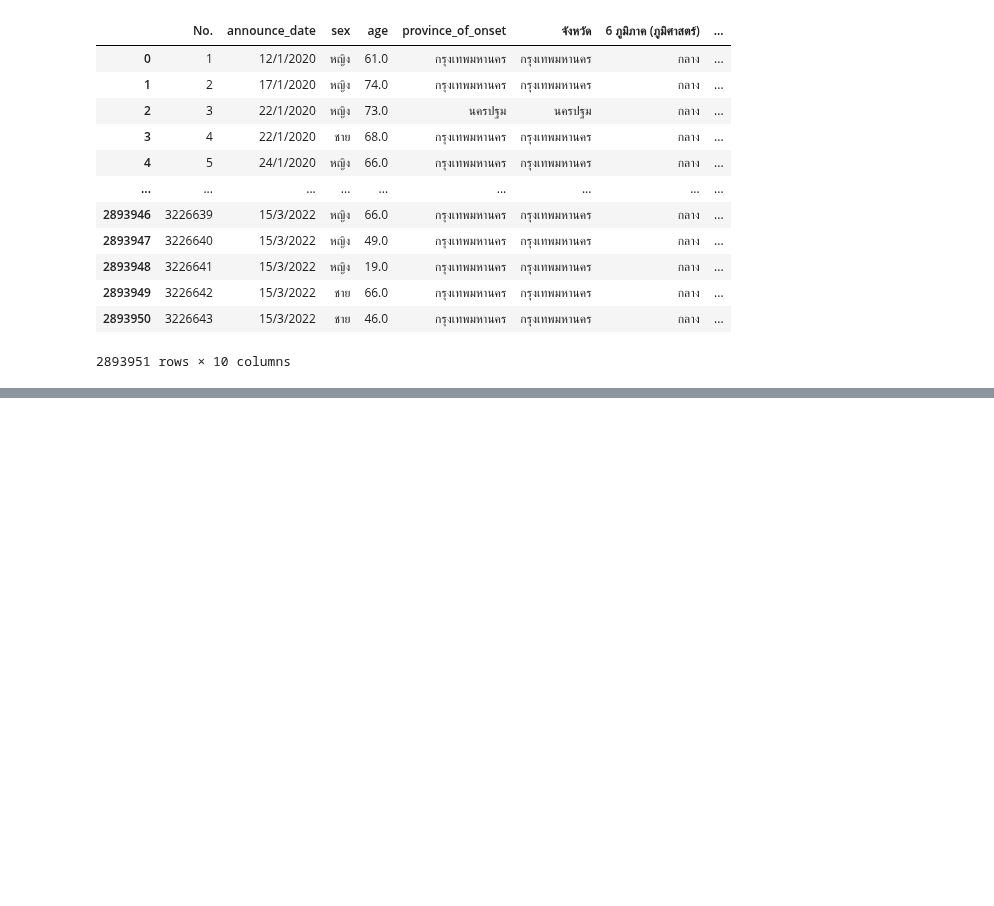
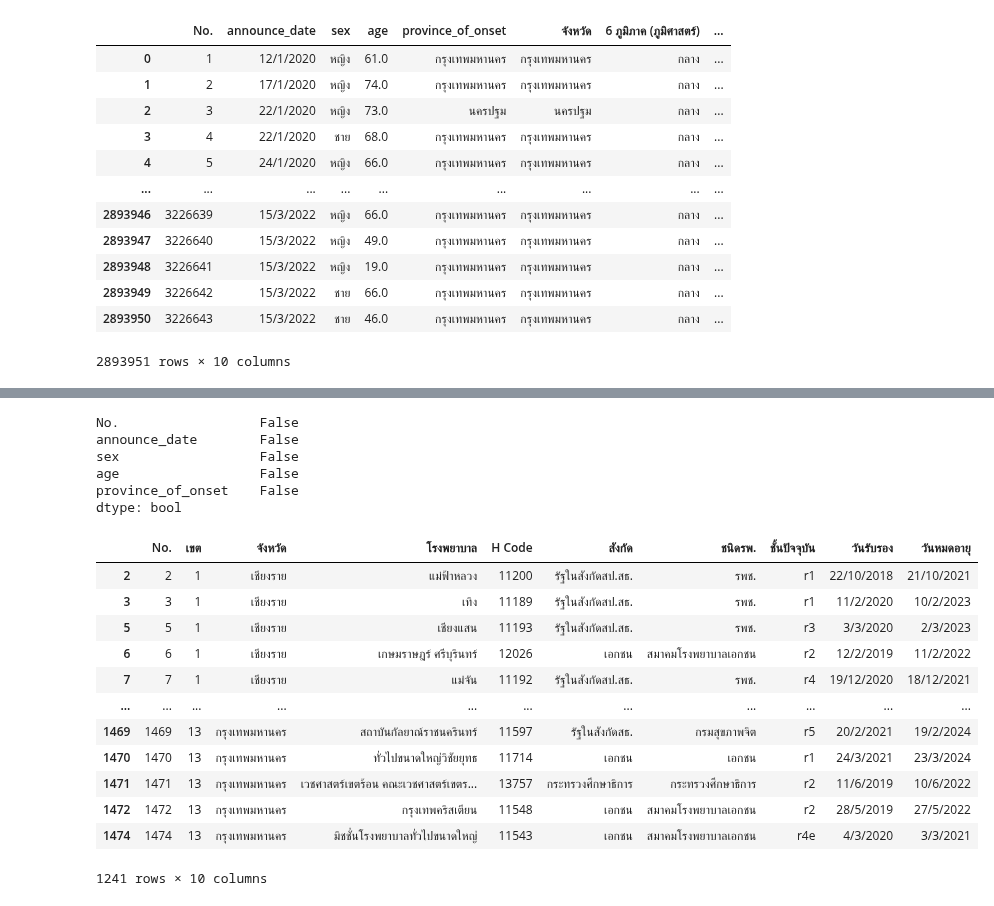
Before and after one commit to sskboonmee/data_viz_2022, a Jupyter notebook: Project_Dataviz.ipynb, the cells around one changed output, grey strips where cells are left out. Saved outputs shown, nothing was run; the diff lists cells and outputs as text; code cells hidden in the pictures; blank space fills up the shorter version.

```diff
--- a/Project_Dataviz.ipynb
+++ b/Project_Dataviz.ipynb
@@ -480,0 +568,26 @@ dataall
+# %%
+data_add_drop.isnull().any()
+# %% [output]
+No.                  False
+announce_date        False
+sex                  False
+age                  False
+province_of_onset    False
+dtype: bool
+# %%
+data_5re.drop = data_5re.dropna()
+data_5re.drop
+# %% [output]
+|  | No. | เขต | จังหวัด | โรงพยาบาล | H Code | สังกัด | ชนิดรพ. | ชั้นปัจจุบัน | วันรับรอง | วันหมดอายุ |
+| 2 | 2 | 1 | เชียงราย | แม่ฟ้าหลวง | 11200 | รัฐในสังกัดสป.สธ. | รพช. | r1 | 22/10/2018 | 21/10/2021 |
+| 3 | 3 | 1 | เชียงราย | เทิง | 11189 | รัฐในสังกัดสป.สธ. | รพช. | r1 | 11/2/2020 | 10/2/2023 |
+| 5 | 5 | 1 | เชียงราย | เชียงแสน | 11193 | รัฐในสังกัดสป.สธ. | รพช. | r3 | 3/3/2020 | 2/3/2023 |
+| 6 | 6 | 1 | เชียงราย | เกษมราษฎร์ ศรีบุรินทร์ | 12026 | เอกชน | สมาคมโรงพยาบาลเอกชน | r2 | 12/2/2019 | 11/2/2022 |
+| 7 | 7 | 1 | เชียงราย | แม่จัน | 11192 | รัฐในสังกัดสป.สธ. | รพช. | r4 | 19/12/2020 | 18/12/2021 |
+| ... | ... | ... | ... | ... | ... | ... | ... | ... | ... | ... |
+| 1469 | 1469 | 13 | กรุงเทพมหานคร | สถาบันกัลยาณ์ราชนครินทร์ | 11597 | รัฐในสังกัดสธ. | กรมสุขภาพจิต | r5 | 20/2/2021 | 19/2/2024 |
+| 1470 | 1470 | 13 | กรุงเทพมหานคร | ทั่วไปขนาดใหญ่วิชัยยุทธ | 11714 | เอกชน | เอกชน | r1 | 24/3/2021 | 23/3/2024 |
+| 1471 | 1471 | 13 | กรุงเทพมหานคร | เวชศาสตร์เขตร้อน คณะเวชศาสตร์เขตร... | 13757 | กระทรวงศึกษาธิการ | กระทรวงศึกษาธิการ | r2 | 11/6/2019 | 10/6/2022 |
+| 1472 | 1472 | 13 | กรุงเทพมหานคร | กรุงเทพคริสเตียน | 11548 | เอกชน | สมาคมโรงพยาบาลเอกชน | r2 | 28/5/2019 | 27/5/2022 |
+| 1474 | 1474 | 13 | กรุงเทพมหานคร | มิชชั่นโรงพยาบาลทั่วไปขนาดใหญ่ | 11543 | เอกชน | สมาคมโรงพยาบาลเอกชน | r4e | 4/3/2020 | 3/3/2021 |
+1241 rows × 10 columns
```
Also changed, not shown: parts of 15 cells of this notebook.
